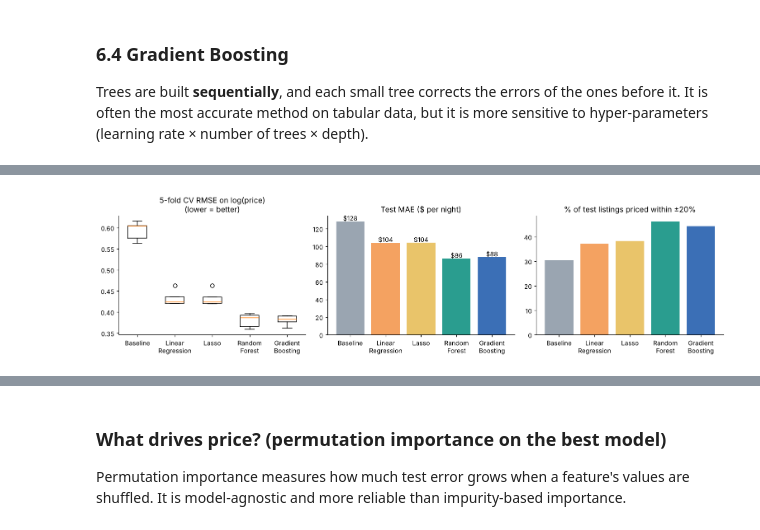
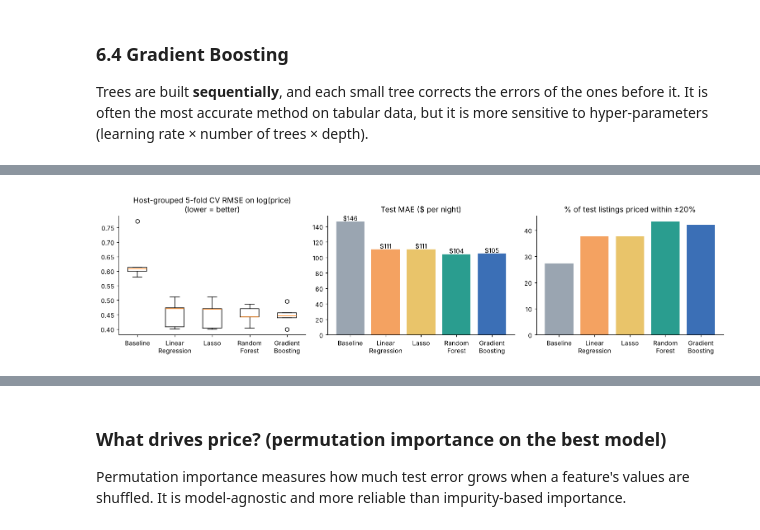
Before and after one commit to praeknc/ent101, a Jupyter notebook: airbnb-pricing/notebooks/boston_airbnb_pricing.ipynb, the cells around one changed output, grey strips where cells are left out. Saved outputs shown, nothing was run; the diff lists cells and outputs as text; code cells hidden in the pictures.

```diff
--- a/airbnb-pricing/notebooks/boston_airbnb_pricing.ipynb
+++ b/airbnb-pricing/notebooks/boston_airbnb_pricing.ipynb
@@ -283,0 +317,6 @@ bedrooms parsed from title for 39% of listings
+# %%
+X = pf.build_features(df, NEIGHBOURHOODS, screened=True)
+FEATURES = list(X.columns)
+print(f"{len(FEATURES)} features after screening (was {X_all.shape[1]})")
+print(f"bedrooms parsed from title for {X['bedrooms_known'].mean():.0%} of listings")
+print("max VIF among numeric features now:", pf.vif(X[[c for c in FEATURES if not c.startswith('nb_')]]).max().round(1))
@@ -292,10 +361,12 @@ bedrooms parsed from title for 39% of listings
   * **R² (log)**: share of price variation explained
   * **MAPE / within 20%**: relative accuracy (how often the suggestion is within ±20% of the actual price)
 # %%
-X_train, X_test, y_train, y_test, df_train, df_test = train_test_split(
-    X, y, df, test_size=0.2, random_state=SEED)
-cv = KFold(5, shuffle=True, random_state=SEED)
-print("train", X_train.shape, "test", X_test.shape)
+tr_i, te_i = next(GroupShuffleSplit(n_splits=1, test_size=0.2, random_state=SEED).split(X, y, groups))
+X_train, X_test, y_train, y_test = X.iloc[tr_i], X.iloc[te_i], y.iloc[tr_i], y.iloc[te_i]
+g_train = groups.iloc[tr_i]
+assert not set(g_train) & set(groups.iloc[te_i])
+cv = GroupKFold(5)
+print("train", X_train.shape, "test", X_test.shape, "| hosts:", g_train.nunique(), "train,", groups.iloc[te_i].nunique(), "test")
 
 def evaluate(name, y_true_log, y_pred_log):
     t, p = np.exp(y_true_log), np.exp(y_pred_log)
@@ -319,8 +390,7 @@ class GroupMedian(BaseEstimator, RegressorMixin):
     # Predict the median log-price of the (neighbourhood, room type) cell; fall back to room-type median.
     def _keys(self, X):
         hood = X[[c for c in X.columns if c.startswith("nb_")]].idxmax(axis=1)
-        room = np.select([X["private_room"] == 1, X["hotel_room"] == 1, X["shared_room"] == 1],
-                         ["private", "hotel", "shared"], "entire")
+        room = np.select([X["private_room"] == 1, X["hotel_room"] == 1], ["private", "hotel"], "entire")
         return hood.values, room
     def fit(self, X, y):
         h, r = self._keys(X); t = pd.DataFrame({"h": h, "r": r, "y": np.asarray(y)})
@@ -335,7 +405,7 @@ results, cv_scores, fitted, fit_time = [], {}, {}, {}
 
 def run(name, model):
     t0 = time.time()
-    scores = -cross_val_score(model, X_train, y_train, cv=cv, scoring="neg_root_mean_squared_error")
+    scores = -cross_val_score(model, X_train, y_train, cv=cv, groups=g_train, scoring="neg_root_mean_squared_error")
     model.fit(X_train, y_train)
     fit_time[name] = time.time() - t0
     cv_scores[name] = scores; fitted[name] = model
@@ -360,7 +430,7 @@ Linear Regression  CV RMSE(log) = 0.433 ± 0.016 | test MAE = $104
 Lasso is the same linear model with a penalty `α·Σ|β|` that **shrinks weak coefficients to exactly zero**, so it selects features automatically. `LassoCV` picks α by cross-validation.
 # %%
 lasso = run("Lasso", Pipeline([("scale", StandardScaler()),
-                               ("model", LassoCV(alphas=np.logspace(-4, 0, 60), cv=cv, max_iter=50000))]))
+                               ("model", LassoCV(alphas=np.logspace(-4, 0, 60), cv=5, max_iter=50000))]))
 alpha = lasso.named_steps["model"].alpha_
 coef = pd.Series(lasso.named_steps["model"].coef_, FEATURES)
 print(f"chosen alpha = {alpha:.5f}; features set to zero: {(coef == 0).sum()} of {len(coef)}")
@@ -430,17 +500,17 @@ res[["CV_RMSE_log", "CV_std", "MAE_$", "RMSE_$", "R2_log", "MAPE_%", "within_20%
 # %%
 names = list(res.index)
 colors = ["#9aa5b1", "#f4a261", "#e9c46a", "#2a9d8f", "#3b6fb6"]
 fig, ax = plt.subplots(1, 3, figsize=(14, 3.8))
 ax[0].boxplot([cv_scores[n] for n in names]); ax[0].set_xticks(range(1, len(names) + 1), [n.replace(" ", "\n") for n in names])
-ax[0].set_title("5-fold CV RMSE on log(price)\n(lower = better)")
+ax[0].set_title("Host-grouped 5-fold CV RMSE on log(price)\n(lower = better)")
 ax[1].bar(range(len(names)), res["MAE_$"], color=colors); ax[1].set_xticks(range(len(names)), [n.replace(" ", "\n") for n in names])
 ax[1].set_title("Test MAE ($ per night)")
 for i, v in enumerate(res["MAE_$"]): ax[1].text(i, v + 1, f"${v:.0f}", ha="center")
 ax[2].bar(range(len(names)), res["within_20%"], color=colors); ax[2].set_xticks(range(len(names)), [n.replace(" ", "\n") for n in names])
 ax[2].set_title("% of test listings priced within ±20%")
 plt.tight_layout(); plt.show()
 # %% [output]
-[figure, old version]
+[figure, new version]
 # %%
 fig, axes = plt.subplots(1, 4, figsize=(16, 4), sharex=True, sharey=True)
 for ax, n in zip(axes, names[1:]):
```
Also changed, not shown: parts of 41 cells of this notebook, 12 other files.
